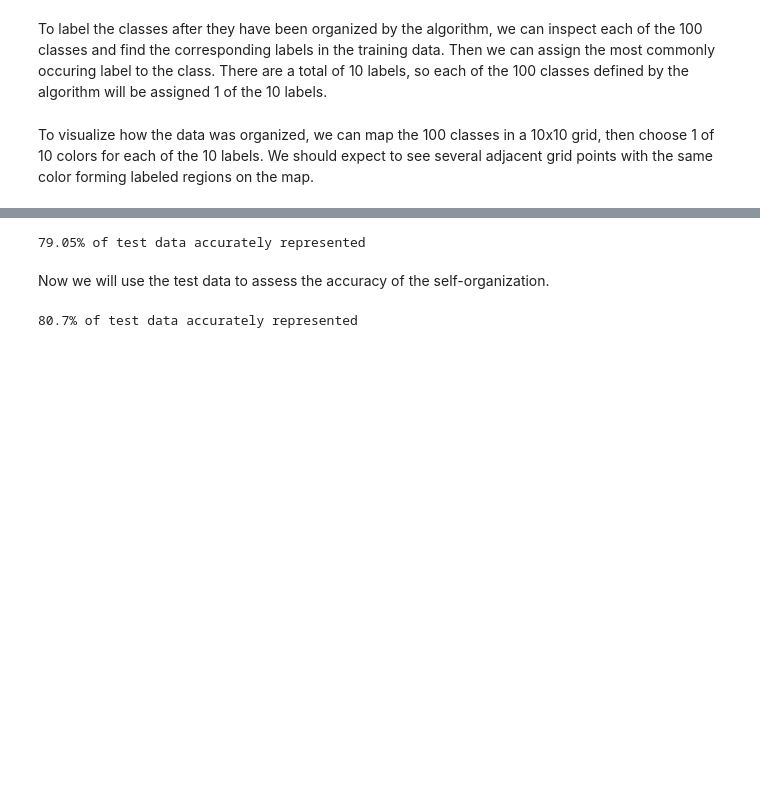
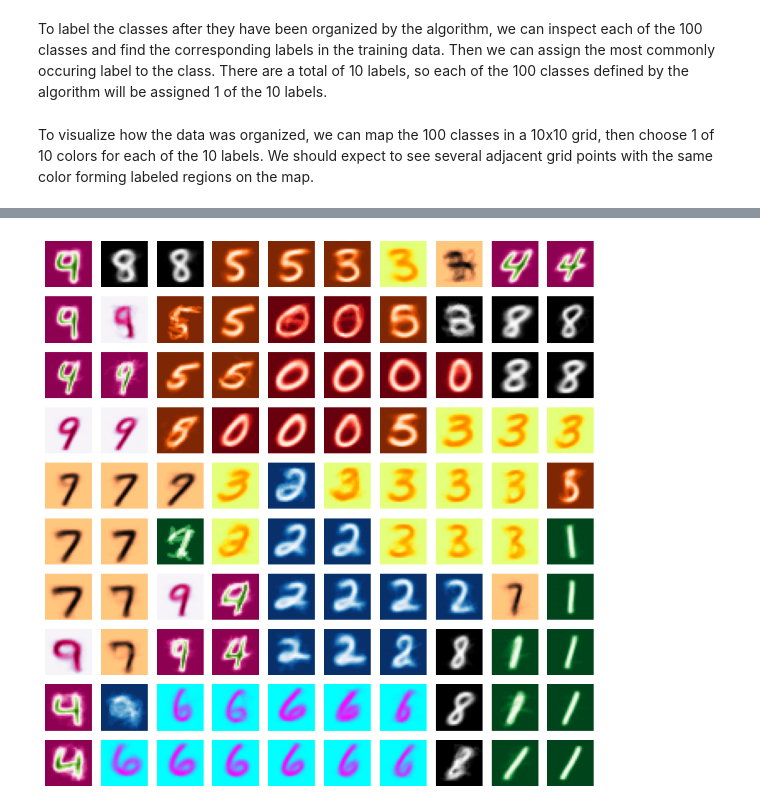
Before and after one commit to san-ford/SOM_digits, a Jupyter notebook: SOM_digits.ipynb, the cells around one changed output, grey strips where cells are left out. Cells and saved outputs as stored; diff of their text form; code cells hidden in the pictures; blank space fills up the shorter version.

```diff
--- a/SOM_digits.ipynb
+++ b/SOM_digits.ipynb
@@ -142,23 +142,34 @@ Now that we have labels for each class, we can measure the accuracy of the label
 # %%
-count = 0
-for i in range(len(digit_prediction)):
-    if int(train_target[i]) == class_labels[digit_prediction[i]]:
-        count += 1
-print("{}% of test data accurately represented".format(count*100 / len(digit_prediction)))
+# for each node, create an average of all the images closest to it
+node_image = []
+for i in range(100):
+    # create a node image variable for each node
+    node_image.append([0]*len(train[0]))
+    # find all images closest to the node
+    for img in train[digit_prediction == i]:
+        # add each pixel of each image together
+        for j, pixel in enumerate(img):
+            node_image[i][j] += pixel
+    # skip empty nodes
+    if not len(train[digit_prediction == i]):
+        node_image[i] = np.array(node_image[i])
+        continue
+    # average out each pixel and make image a NumPy array
+    node_image[i] = np.array(node_image[i]) / len(train[digit_prediction == i])
-# %% [output]
-79.05% of test data accurately represented
-# %% [markdown]
-Now we will use the test data to assess the accuracy of the self-organization.
 # %%
-# make predictions on test data
-digit_prediction = digit_som.predict(test)
+# redefine colors to most similar cmap gradients
+gradient_colors = ['Reds_r', 'Greens_r', 'Blues_r', 'Wistia',
+                 'PiYG', 'Oranges_r', 'cool', 'copper_r',
+                 'Grays_r', 'PuRd', 'Grays']
 
-# count accurate predictions
-count = 0
-for i in range(len(digit_prediction)):
-    if int(test_target[i]) == class_labels[digit_prediction[i]]:
-        count += 1
-print("{}% of test data accurately represented".format(count*100 / len(digit_prediction)))
+plt.figure(figsize=(10,10))
+# plot average images for each of the 100 nodes
+for i in range(100):
+    plt.subplot(10,10,i+1)    # the number of images in the grid is 10*10 (100)
+    plt.imshow(node_image[i].reshape(28, 28), cmap=gradient_colors[z.reshape(100)[i]])
+    plt.axis('off')
+
+plt.show()
 # %% [output]
-80.7% of test data accurately represented
+[figure, added]
 # %% [markdown]
```
Also changed, not shown: parts of 15 cells of this notebook.
